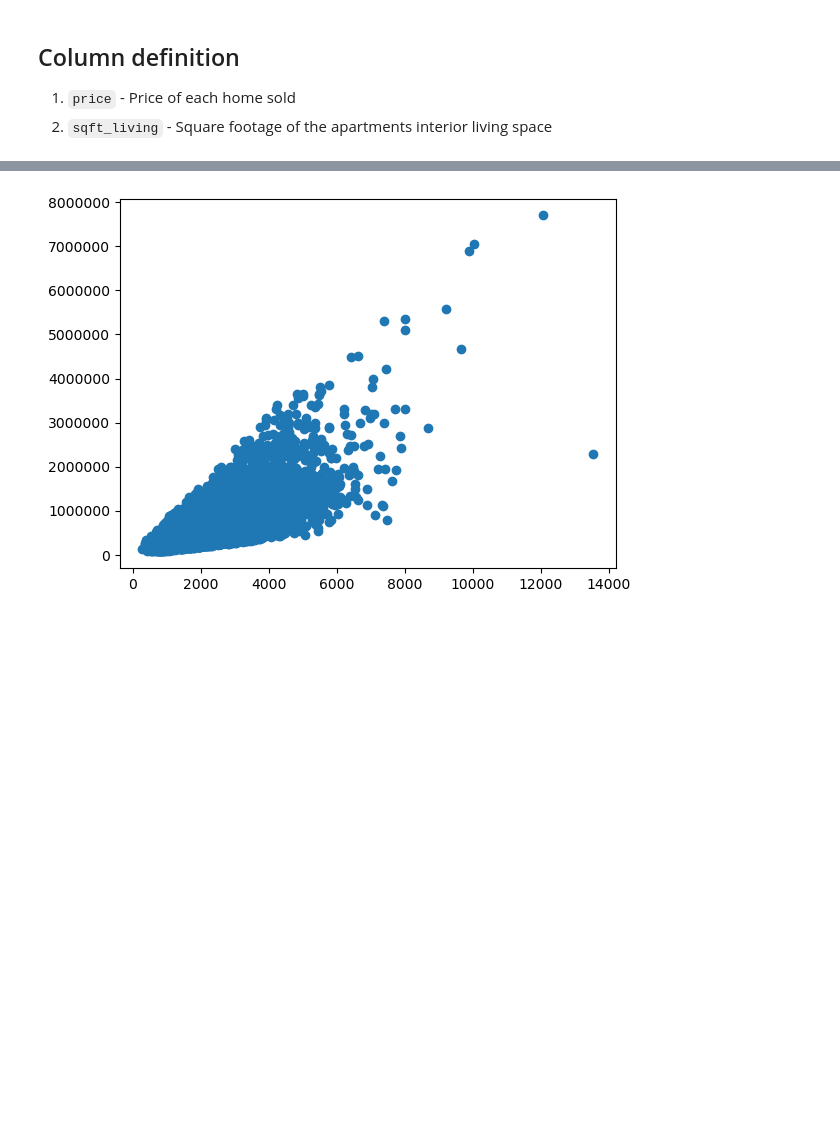
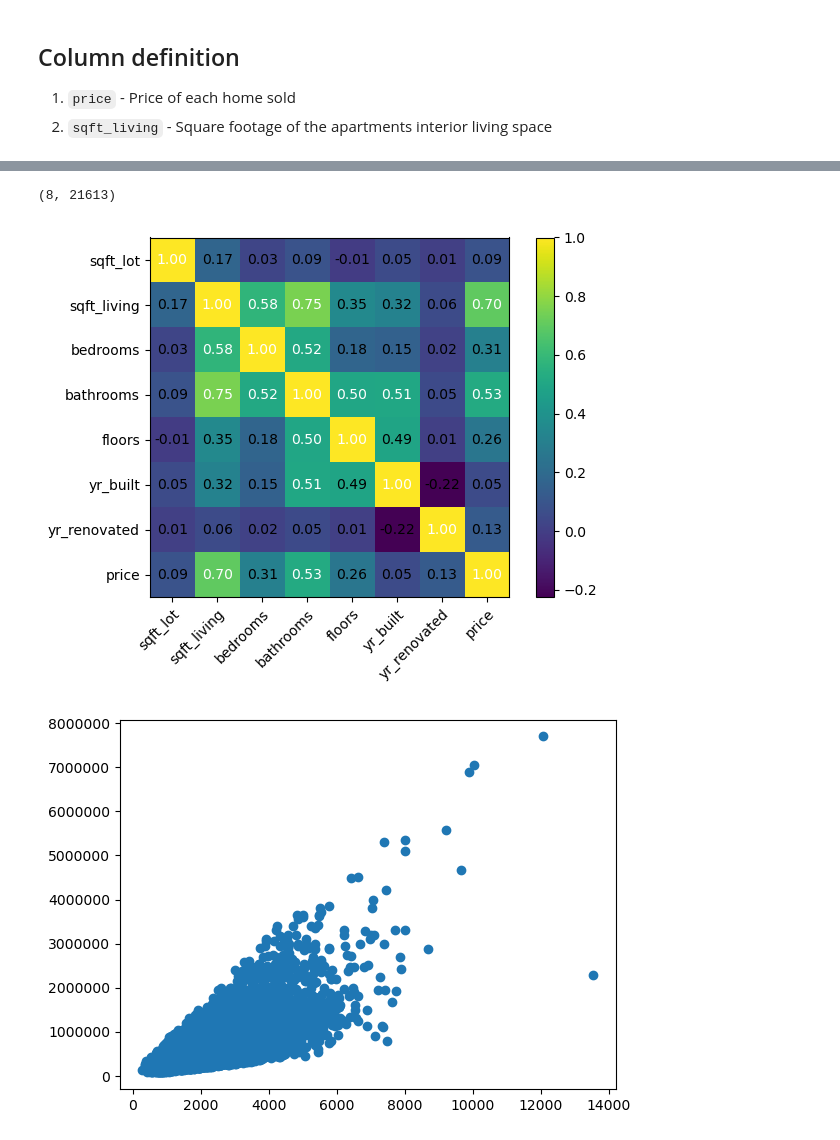
Before and after one commit to WebDevCaptain/linear-regression, a Jupyter notebook: pytorch-model/regression.ipynb, the cells around one changed output, grey strips where cells are left out. Drawn from its saved outputs; the diff is of its cells as text; code cells hidden in the pictures; blank space fills up the shorter version.

Commit message:
Plot correlation matrix using mlxtend in Pytorch implementation for KC dataset

```diff
--- a/pytorch-model/regression.ipynb
+++ b/pytorch-model/regression.ipynb
@@ -35,0 +36,4 @@ df
+# %%
+df = df[['sqft_lot', 'sqft_living', 'bedrooms', 'bathrooms', 'floors', 'yr_built', 'yr_renovated', 'price']]
+
+df.head()
@@ -36,3 +65,19 @@ df
+# %%
+df.values.T.shape
+# %% [output]
+(8, 21613)
+# %%
+import matplotlib.pyplot as plt
+import numpy as np
+from mlxtend.plotting import heatmap
+
+cm = np.corrcoef(df.values.T, dtype=np.float64)
+hm = heatmap(cm, row_names=df.columns, column_names=df.columns)
+
+plt.tight_layout()
+plt.show()
+# %% [output]
+[figure, added]
 # %%
 import matplotlib.pyplot as plt
 import matplotlib.ticker as mticker
```
Also changed, not shown: parts of 8 cells of this notebook, 1 other file.
